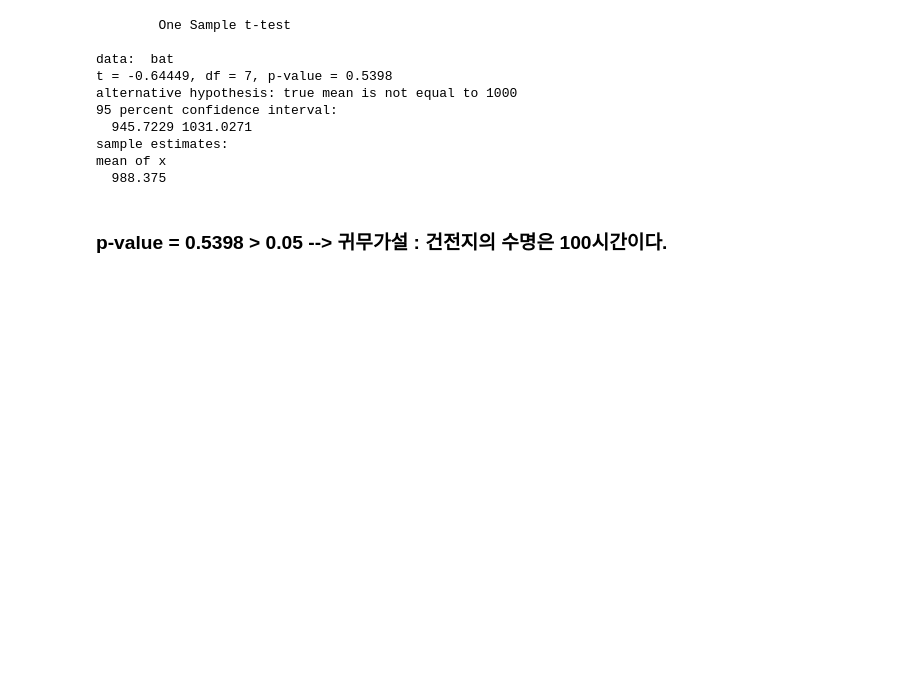
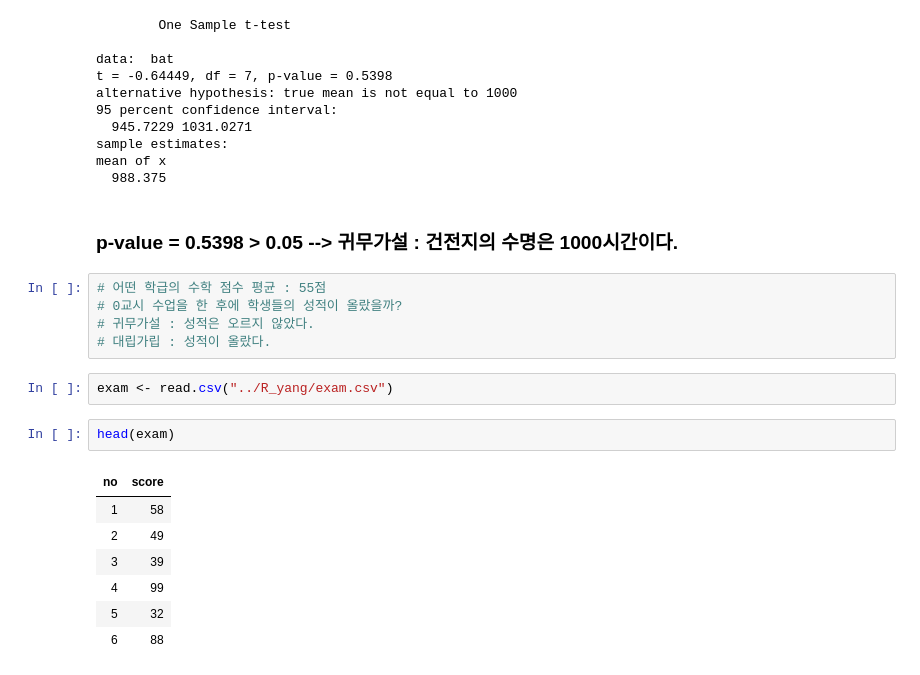
Before and after one commit to yang-gwihyeon/R_yang, a Jupyter notebook: 14. 가설검정.ipynb, the cells around one changed output. Drawn from its saved outputs; the diff is of its cells as text; blank space fills up the shorter version.

```diff
--- a/14. 가설검정.ipynb
+++ b/14. 가설검정.ipynb
@@ -103,4 +103,21 @@ sample estimates:
 mean of x
   988.375
 # %% [markdown]
-### p-value = 0.5398 > 0.05 --> 귀무가설 : 건전지의 수명은 100시간이다.
+### p-value = 0.5398 > 0.05 --> 귀무가설 : 건전지의 수명은 1000시간이다.
+# %%
+# 어떤 학급의 수학 점수 평균 : 55점
+# 0교시 수업을 한 후에 학생들의 성적이 올랐을까?
+# 귀무가설 : 성적은 오르지 않았다.
+# 대립가립 : 성적이 올랐다.
+# %%
+exam <- read.csv("../R_yang/exam.csv")
+# %%
+head(exam)
+# %% [output]
+| no | score |
+| 1 | 58 |
+| 2 | 49 |
+| 3 | 39 |
+| 4 | 99 |
+| 5 | 32 |
+| 6 | 88 |
```
Also changed, not shown: parts of 28 cells of this notebook, 10 other files.
